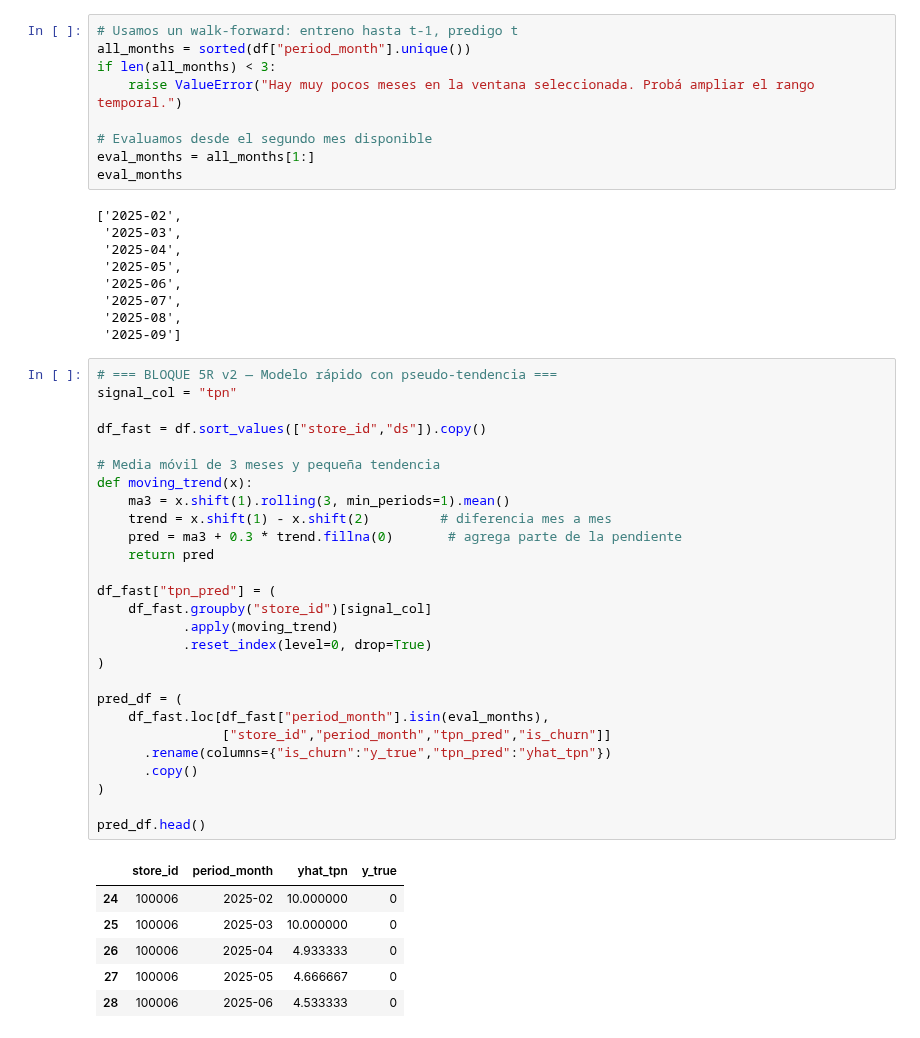
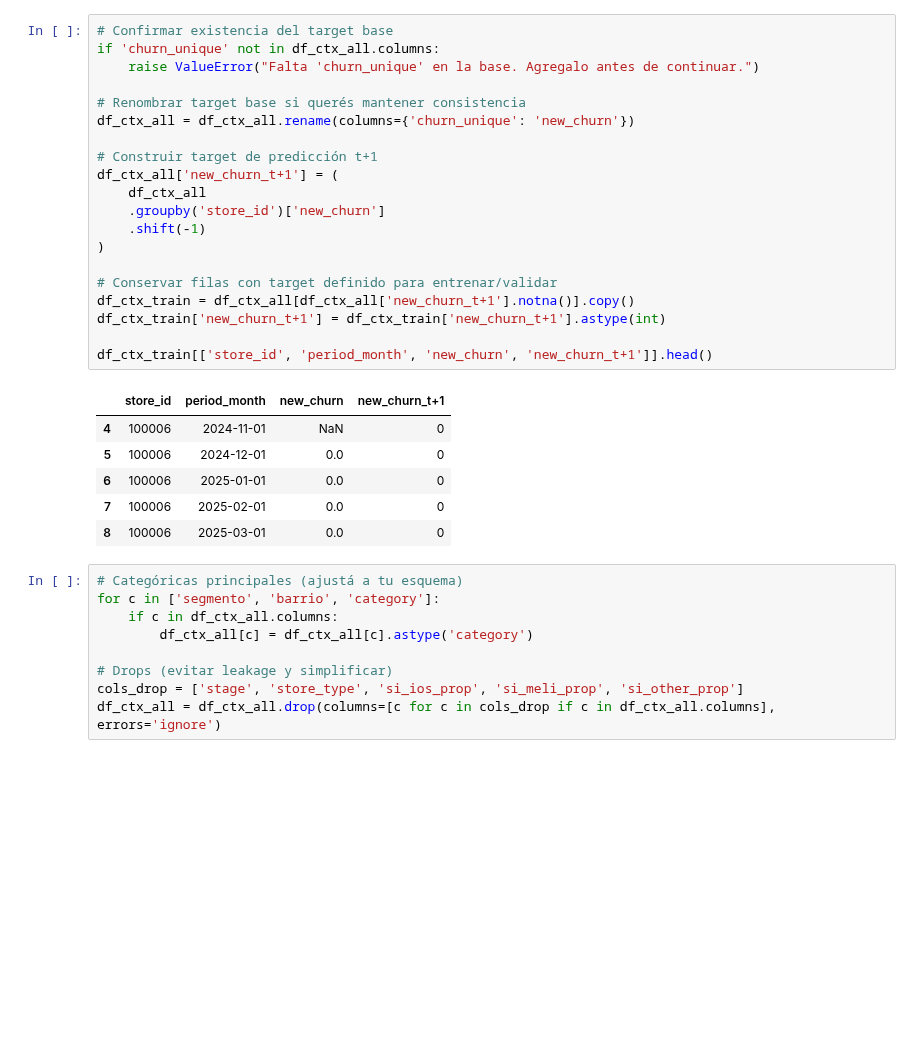
Before and after one commit to Dannamk17/churn-bite, a Jupyter notebook: prediccion.ipynb, the cells around one changed output. Drawn from its saved outputs; the diff is of its cells as text; blank space fills up the shorter version.

```diff
--- a/prediccion.ipynb
+++ b/prediccion.ipynb
@@ -58,53 +62,37 @@ df[["store_id","period_month","stage","is_churn","tpn","connectivity"]].head()
 # %%
-# Usamos un walk-forward: entreno hasta t-1, predigo t
-all_months = sorted(df["period_month"].unique())
-if len(all_months) < 3:
-    raise ValueError("Hay muy pocos meses en la ventana seleccionada. Probá ampliar el rango temporal.")
+# Confirmar existencia del target base
+if 'churn_unique' not in df_ctx_all.columns:
+    raise ValueError("Falta 'churn_unique' en la base. Agregalo antes de continuar.")
 
-# Evaluamos desde el segundo mes disponible
-eval_months = all_months[1:]
-eval_months
+# Renombrar target base si querés mantener consistencia
+df_ctx_all = df_ctx_all.rename(columns={'churn_unique': 'new_churn'})
+
+# Construir target de predicción t+1
+df_ctx_all['new_churn_t+1'] = (
+    df_ctx_all
+    .groupby('store_id')['new_churn']
+    .shift(-1)
+)
+
+# Conservar filas con target definido para entrenar/validar
+df_ctx_train = df_ctx_all[df_ctx_all['new_churn_t+1'].notna()].copy()
+df_ctx_train['new_churn_t+1'] = df_ctx_train['new_churn_t+1'].astype(int)
+
+df_ctx_train[['store_id', 'period_month', 'new_churn', 'new_churn_t+1']].head()
 # %% [output]
-['2025-02',
- '2025-03',
- '2025-04',
- '2025-05',
- '2025-06',
- '2025-07',
- '2025-08',
- '2025-09']
+|  | store_id | period_month | new_churn | new_churn_t+1 |
+| 4 | 100006 | 2024-11-01 | NaN | 0 |
+| 5 | 100006 | 2024-12-01 | 0.0 | 0 |
+| 6 | 100006 | 2025-01-01 | 0.0 | 0 |
+| 7 | 100006 | 2025-02-01 | 0.0 | 0 |
+| 8 | 100006 | 2025-03-01 | 0.0 | 0 |
 # %%
-# === BLOQUE 5R v2 — Modelo rápido con pseudo-tendencia ===
-signal_col = "tpn"
+# Categóricas principales (ajustá a tu esquema)
+for c in ['segmento', 'barrio', 'category']:
+    if c in df_ctx_all.columns:
+        df_ctx_all[c] = df_ctx_all[c].astype('category')
 
-df_fast = df.sort_values(["store_id","ds"]).copy()
-
-# Media móvil de 3 meses y pequeña tendencia
-def moving_trend(x):
-    ma3 = x.shift(1).rolling(3, min_periods=1).mean()
-    trend = x.shift(1) - x.shift(2)         # diferencia mes a mes
-    pred = ma3 + 0.3 * trend.fillna(0)       # agrega parte de la pendiente
-    return pred
-
-df_fast["tpn_pred"] = (
-    df_fast.groupby("store_id")[signal_col]
-           .apply(moving_trend)
-           .reset_index(level=0, drop=True)
-)
-
-pred_df = (
-    df_fast.loc[df_fast["period_month"].isin(eval_months),
-                ["store_id","period_month","tpn_pred","is_churn"]]
-      .rename(columns={"is_churn":"y_true","tpn_pred":"yhat_tpn"})
-      .copy()
-)
-
-pred_df.head()
+# Drops (evitar leakage y simplificar)
+cols_drop = ['stage', 'store_type', 'si_ios_prop', 'si_meli_prop', 'si_other_prop']
+df_ctx_all = df_ctx_all.drop(columns=[c for c in cols_drop if c in df_ctx_all.columns], errors='ignore')
-# %% [output]
-|  | store_id | period_month | yhat_tpn | y_true |
-| 24 | 100006 | 2025-02 | 10.000000 | 0 |
-| 25 | 100006 | 2025-03 | 10.000000 | 0 |
-| 26 | 100006 | 2025-04 | 4.933333 | 0 |
-| 27 | 100006 | 2025-05 | 4.666667 | 0 |
-| 28 | 100006 | 2025-06 | 4.533333 | 0 |
 # %%
```
Also changed, not shown: parts of 14 cells of this notebook, 3 other files.
